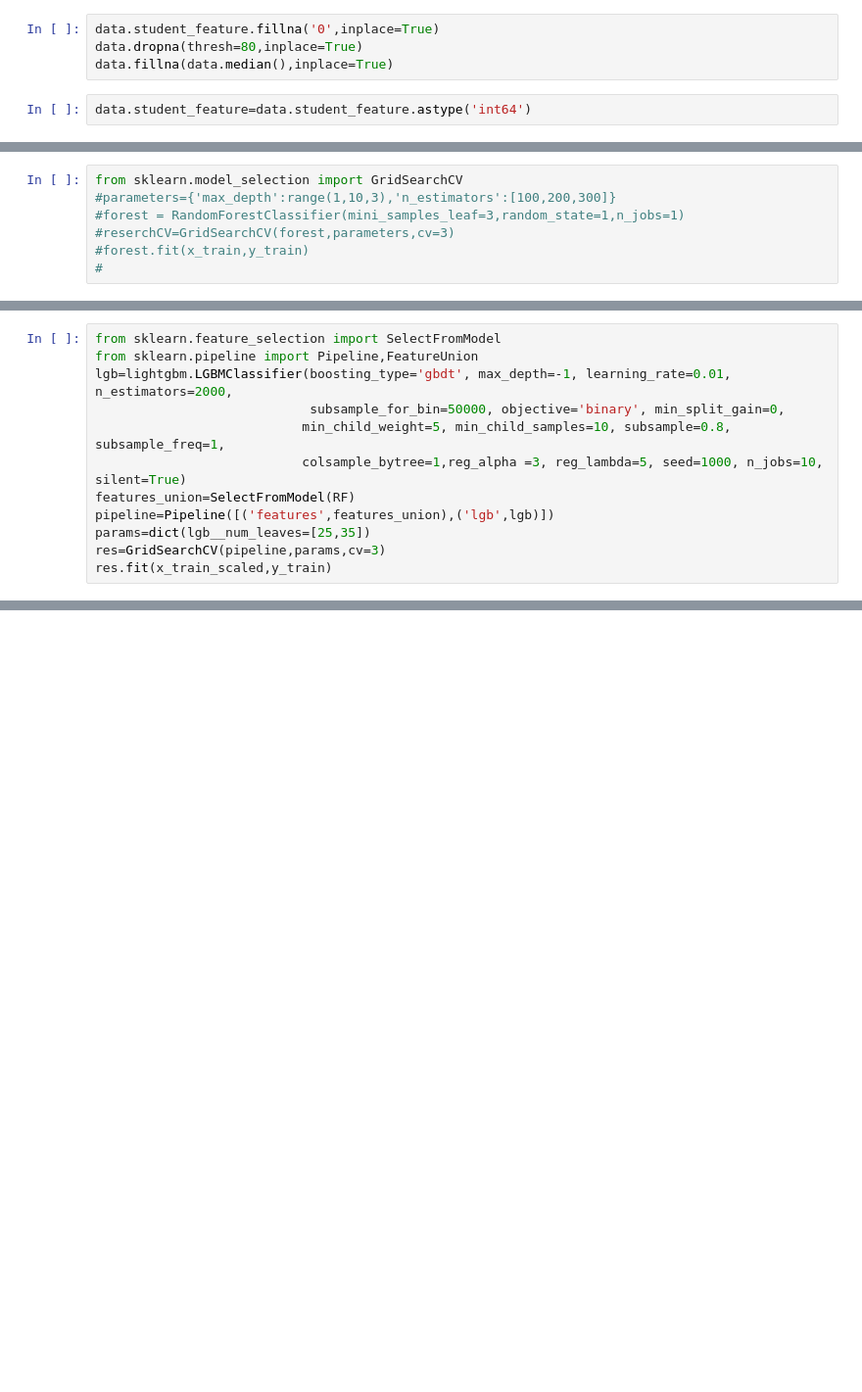
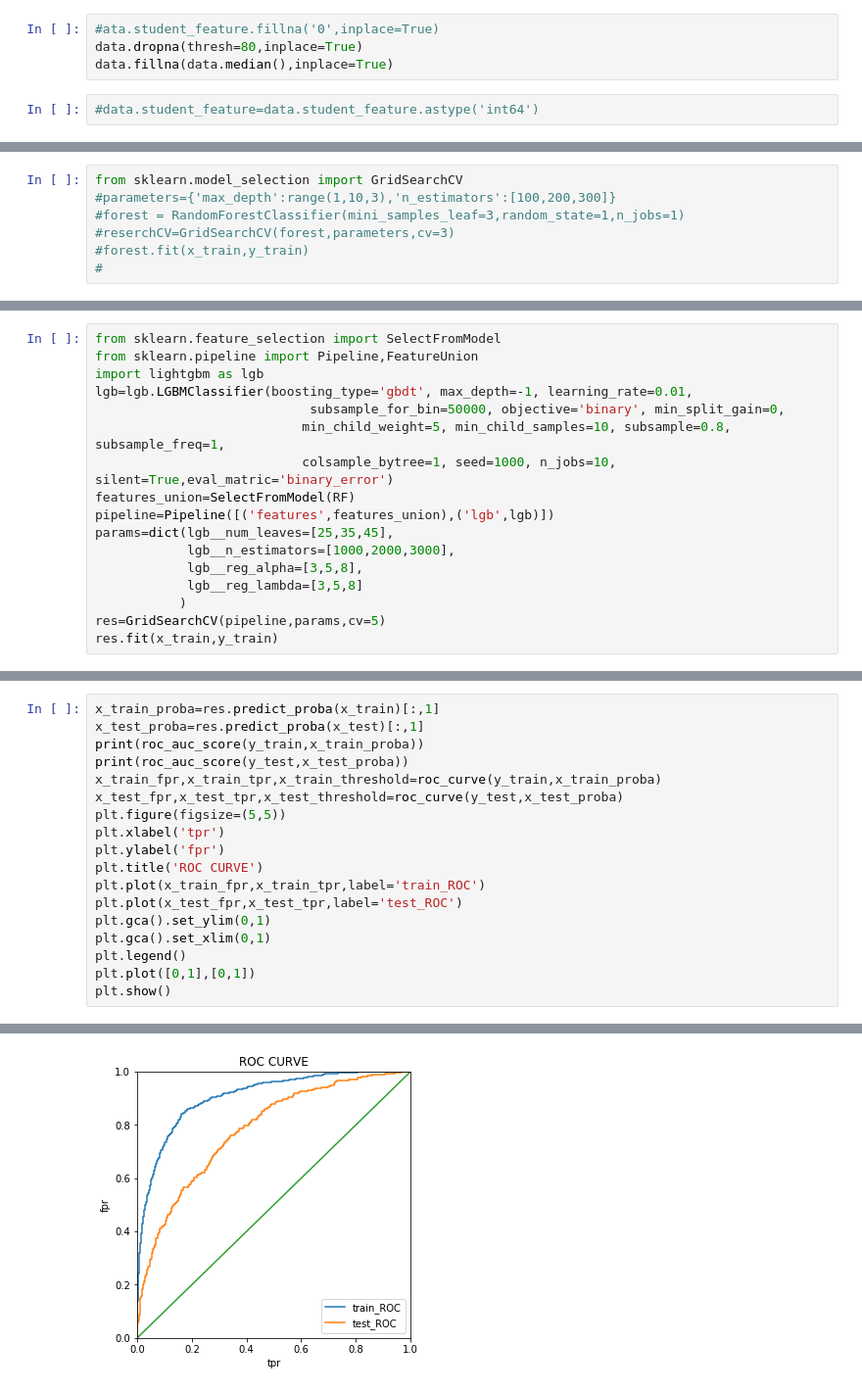
Before and after one commit to 13483910551/-, a Jupyter notebook: 金融预测-lgb.ipynb, the cells around one changed output, grey strips where cells are left out. Shown at 98% size. Cells and saved outputs as stored; diff of their text form; blank space fills up the shorter version.

```diff
--- a/金融预测-lgb.ipynb
+++ b/金融预测-lgb.ipynb
@@ -46,11 +46,11 @@ data['loans_latest_time_month']=data.loans_latest_time.dt.month
 data['loans_latest_time_day']=data.loans_latest_time.dt.day
 data.drop(['latest_query_time','loans_latest_time'],axis=1,inplace=True)
 # %%
-data.student_feature.fillna('0',inplace=True)
+#ata.student_feature.fillna('0',inplace=True)
 data.dropna(thresh=80,inplace=True)
 data.fillna(data.median(),inplace=True)
 # %%
-data.student_feature=data.student_feature.astype('int64')
+#data.student_feature=data.student_feature.astype('int64')
 # %%
 y_data=data.status
 data.drop('status',axis=1,inplace=True)
@@ -100,13 +79,18 @@ memory usage: 3.2 MB
 # %%
 from sklearn.feature_selection import SelectFromModel
 from sklearn.pipeline import Pipeline,FeatureUnion
-lgb=lightgbm.LGBMClassifier(boosting_type='gbdt', max_depth=-1, learning_rate=0.01, n_estimators=2000,
+import lightgbm as lgb
+lgb=lgb.LGBMClassifier(boosting_type='gbdt', max_depth=-1, learning_rate=0.01,
                             subsample_for_bin=50000, objective='binary', min_split_gain=0,
                            min_child_weight=5, min_child_samples=10, subsample=0.8, subsample_freq=1,
-                           colsample_bytree=1,reg_alpha =3, reg_lambda=5, seed=1000, n_jobs=10, silent=True)
+                           colsample_bytree=1, seed=1000, n_jobs=10, silent=True,eval_matric='binary_error')
 features_union=SelectFromModel(RF)
 pipeline=Pipeline([('features',features_union),('lgb',lgb)])
-params=dict(lgb__num_leaves=[25,35])
-res=GridSearchCV(pipeline,params,cv=3)
-res.fit(x_train_scaled,y_train)
+params=dict(lgb__num_leaves=[25,35,45],
+            lgb__n_estimators=[1000,2000,3000],
+            lgb__reg_alpha=[3,5,8],
+            lgb__reg_lambda=[3,5,8]
+           )
+res=GridSearchCV(pipeline,params,cv=5)
+res.fit(x_train,y_train)
 # %% [output]
@@ -127,0 +131,19 @@ res.best_score_
+# %%
+x_train_proba=res.predict_proba(x_train)[:,1]
+x_test_proba=res.predict_proba(x_test)[:,1]
+print(roc_auc_score(y_train,x_train_proba))
+print(roc_auc_score(y_test,x_test_proba))
+x_train_fpr,x_train_tpr,x_train_threshold=roc_curve(y_train,x_train_proba)
+x_test_fpr,x_test_tpr,x_test_threshold=roc_curve(y_test,x_test_proba)
+plt.figure(figsize=(5,5))
+plt.xlabel('tpr')
+plt.ylabel('fpr')
+plt.title('ROC CURVE')
+plt.plot(x_train_fpr,x_train_tpr,label='train_ROC')
+plt.plot(x_test_fpr,x_test_tpr,label='test_ROC')
+plt.gca().set_ylim(0,1)
+plt.gca().set_xlim(0,1)
+plt.legend()
+plt.plot([0,1],[0,1])
+plt.show()
+# %% [output]
@@ -127,0 +152 @@ res.best_score_
+[figure, added]
```
Also changed, not shown: parts of 8 cells of this notebook.
